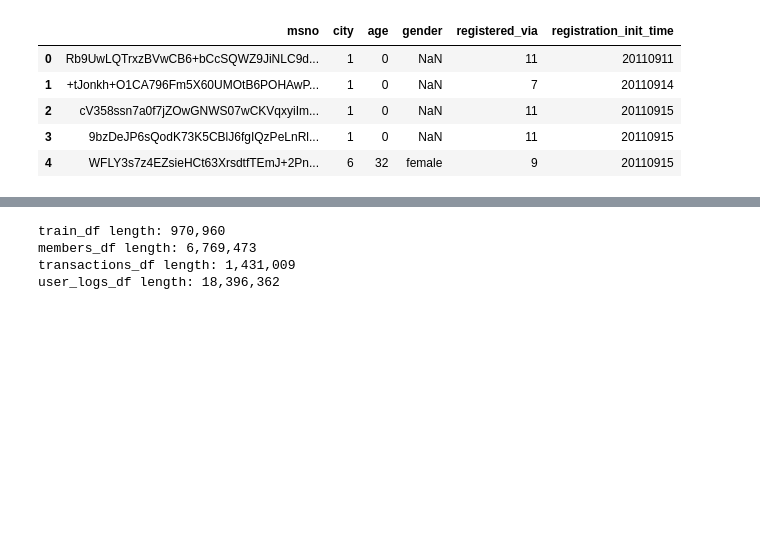
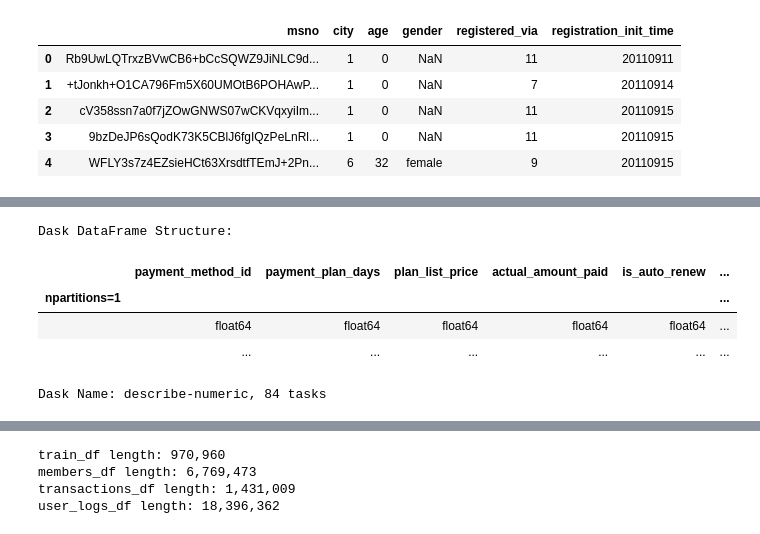
Before and after one commit to bmensah/springboard, a Jupyter notebook: capstone2/churn_analysis/capstone2_notebooks/Capstone2_Data_Wrangling.ipynb, the cells around one changed output, grey strips where cells are left out. Saved outputs shown, nothing was run; the diff lists cells and outputs as text; code cells hidden in the pictures; blank space fills up the shorter version.

```diff
--- a/capstone2/churn_analysis/capstone2_notebooks/Capstone2_Data_Wrangling.ipynb
+++ b/capstone2/churn_analysis/capstone2_notebooks/Capstone2_Data_Wrangling.ipynb
@@ -55,6 +77,15 @@ transactions_df.head()
 | 2 | +/GXNtXWQVfKrEDqYAzcSw2xSPYMKWNj2... | 36 | 30 | 180 | 180 | 1 | ... |
 | 3 | +/w1UrZwyka4C9oNH3+Q8fUf3fD8R3EwW... | 36 | 30 | 180 | 180 | 1 | ... |
 | 4 | +00PGzKTYqtnb65mPKPyeHXcZEwqiEzkt... | 41 | 30 | 99 | 99 | 1 | ... |
+# %%
+transactions_df.describe()
+# %% [output]
+Dask DataFrame Structure:
+|  | payment_method_id | payment_plan_days | plan_list_price | actual_amount_paid | is_auto_renew | ... |
+| npartitions=1 |  |  |  |  |  | ... |
+|  | float64 | float64 | float64 | float64 | float64 | ... |
+|  | ... | ... | ... | ... | ... | ... |
+Dask Name: describe-numeric, 84 tasks
 # %%
 user_logs_df = dd.read_csv("../data/raw/user_logs_v2.csv")
 # %%
```
Also changed, not shown: parts of 28 cells of this notebook.
